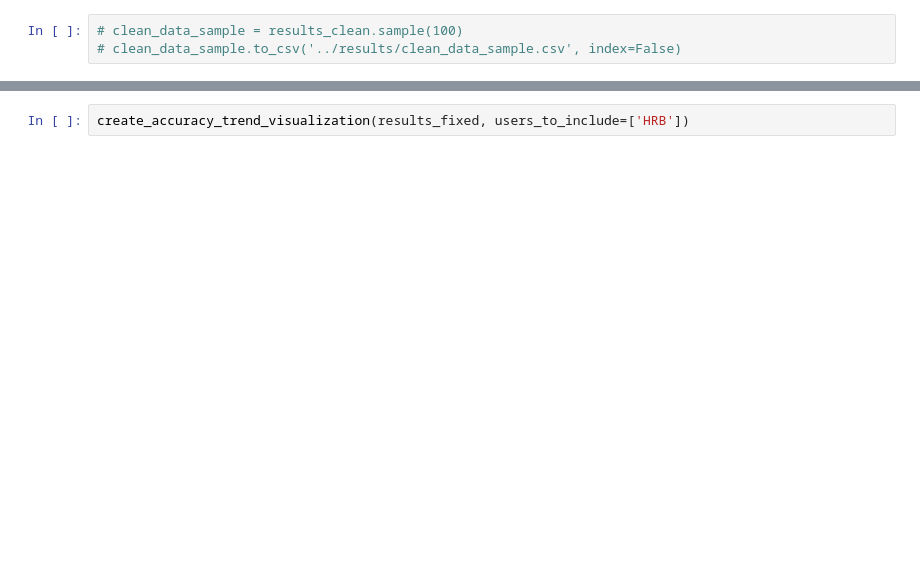
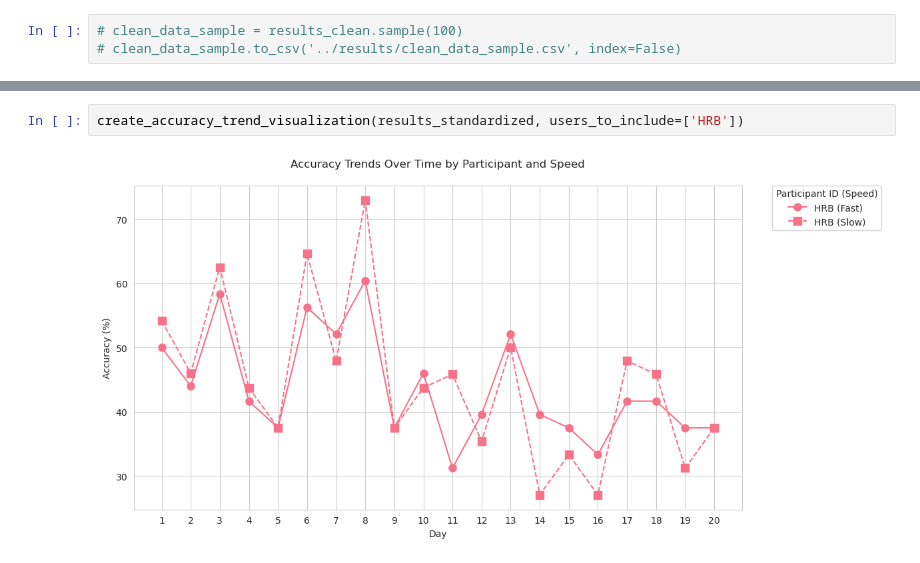
Before and after one commit to m6urns/muller-lyer-replication, a Jupyter notebook: notebooks/results-cleaning.ipynb, the cells around one changed output, grey strips where cells are left out. Saved outputs shown, nothing was run; the diff lists cells and outputs as text; blank space fills up the shorter version.

Commit message:
Standardize user groups to correct for user mistakes

```diff
--- a/notebooks/results-cleaning.ipynb
+++ b/notebooks/results-cleaning.ipynb
@@ -588,3 +769,5 @@ verify_quiz_assignments(results_fixed)
 # %%
-create_accuracy_trend_visualization(results_fixed, users_to_include=['HRB'])
+create_accuracy_trend_visualization(results_standardized, users_to_include=['HRB'])
+# %% [output]
+[figure, added]
 # %%
```
Also changed, not shown: parts of 13 cells of this notebook, 1 other file.
